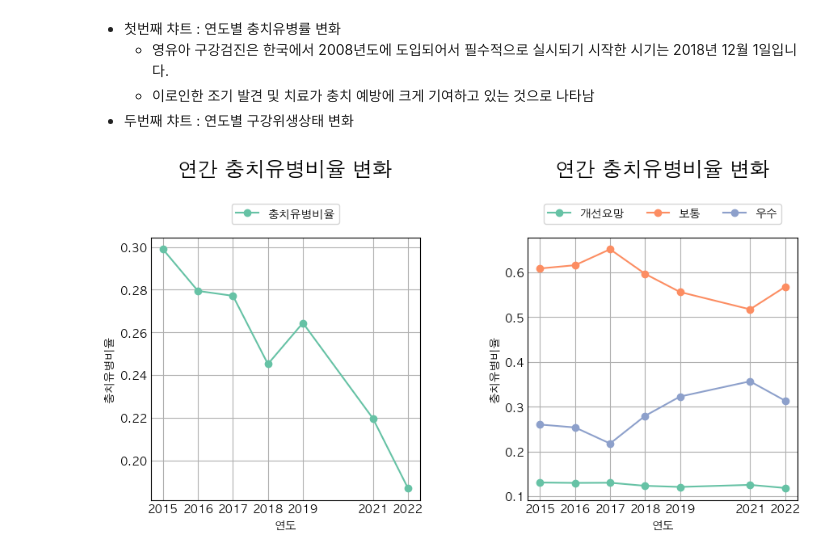
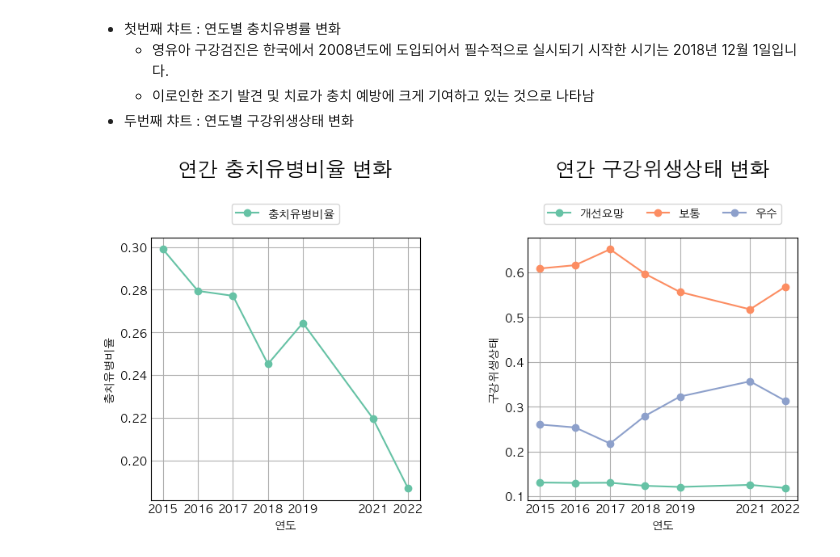
Before and after one commit to wooyeon83/AIBP_Team_Project, a Jupyter notebook: src/PRJ_02_Data_Analyze_Visualization_cwy.ipynb, the cells around one changed output. Cells and saved outputs as stored; diff of their text form; code cells hidden in the pictures.

```diff
--- a/src/PRJ_02_Data_Analyze_Visualization_cwy.ipynb
+++ b/src/PRJ_02_Data_Analyze_Visualization_cwy.ipynb
@@ -358,33 +358,33 @@ fig, ax = plt.subplots(1,2,figsize=(10,5))
 
 years = [ i  for i in np.arange(2015, 2022+1) ]
 years.remove(2020)
 rates = df2[df2['충치치아_유무'] == '유']['비율'].to_list()
 
 ax[0].plot(years, rates, marker='o', label='충치유병비율')
 
 
 ax[0].set_title('연간 충치유병비율 변화', fontdict=font, pad=55)
 ax[0].set_xlabel('연도')
 ax[0].set_ylabel('충치유병비율')
 ax[0].legend(loc='upper center', bbox_to_anchor=(0.5, 1.15), ncol=2)
 ax[0].grid(True)
 ax[0].set_xticks(years)  # x축 눈금을 연도로 설정
 fig.subplots_adjust(left=0.1, right=0.9, top=0.85, bottom=0.2, wspace=0.4)
 
 rates = df4[df4['구강위생상태'] == '개선요망']['비율'].to_list()
 ax[1].plot(years, rates, marker='o', label='개선요망')
 rates1 = df4[df4['구강위생상태'] == '보통']['비율'].to_list()
 ax[1].plot(years, rates1, marker='o', label='보통')
 rates2 = df4[df4['구강위생상태'] == '우수']['비율'].to_list()
 ax[1].plot(years, rates2, marker='o', label='우수')
 
 
-ax[1].set_title('연간 충치유병비율 변화', fontdict=font, pad=55)
+ax[1].set_title('연간 구강위생상태 변화', fontdict=font, pad=55)
 ax[1].set_xlabel('연도')
-ax[1].set_ylabel('충치유병비율')
+ax[1].set_ylabel('구강위생상태')
 ax[1].legend(loc='upper center', bbox_to_anchor=(0.5, 1.15), ncol=3)
 ax[1].grid(True)
 ax[1].set_xticks(years)  # x축 눈금을 연도로 설정
 fig.subplots_adjust(left=0.1, right=0.9, top=0.85, bottom=0.2, wspace=0.4)
 # %% [output]
-[figure, old version]
+[figure, new version]
```
